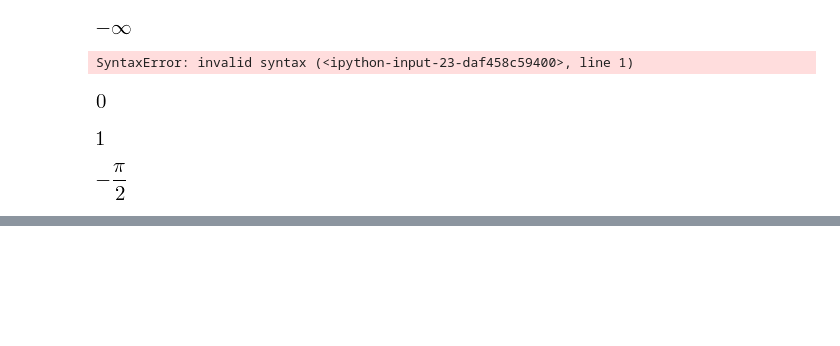
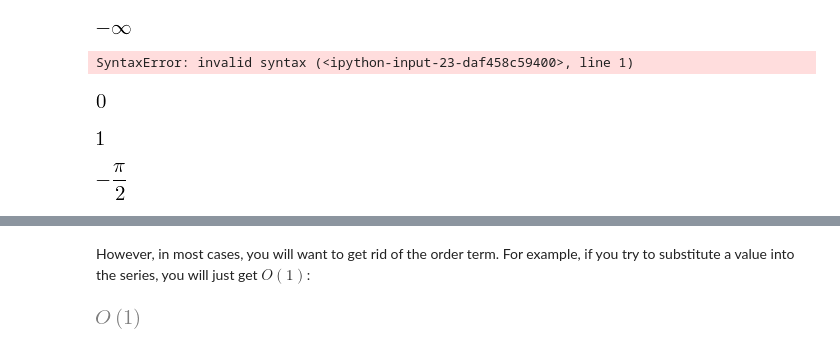
Before and after one commit to sympy/scipy-2023-tutorial, a Jupyter notebook: tutorials/04-Calculus.ipynb, the cells around one changed output, grey strips where cells are left out. Saved outputs shown, nothing was run; the diff lists cells and outputs as text; code cells hidden in the pictures; blank space fills up the shorter version.

```diff
--- a/tutorials/04-Calculus.ipynb
+++ b/tutorials/04-Calculus.ipynb
@@ -367,0 +396,6 @@ limit(atan(1/(1 - x)), x, 1)
+# %% [markdown]
+However, in most cases, you will want to get rid of the order term. For example, if you try to substitute a value into the series, you will just get $O(1)$:
+# %%
+series.subs(x, 0.1)
+# %% [output]
+[figure, added]
```
Also changed, not shown: parts of 39 cells of this notebook, 1 other file.
